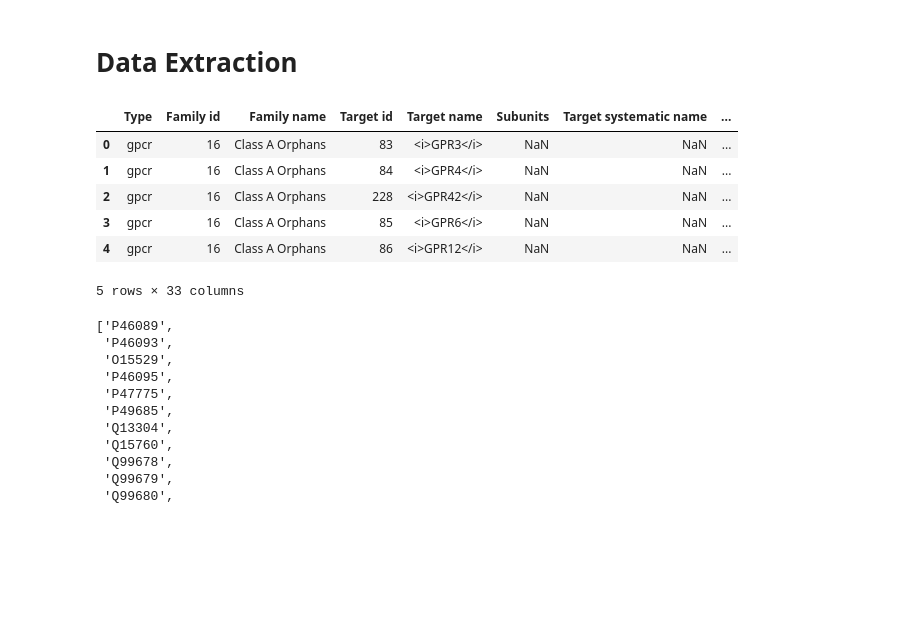
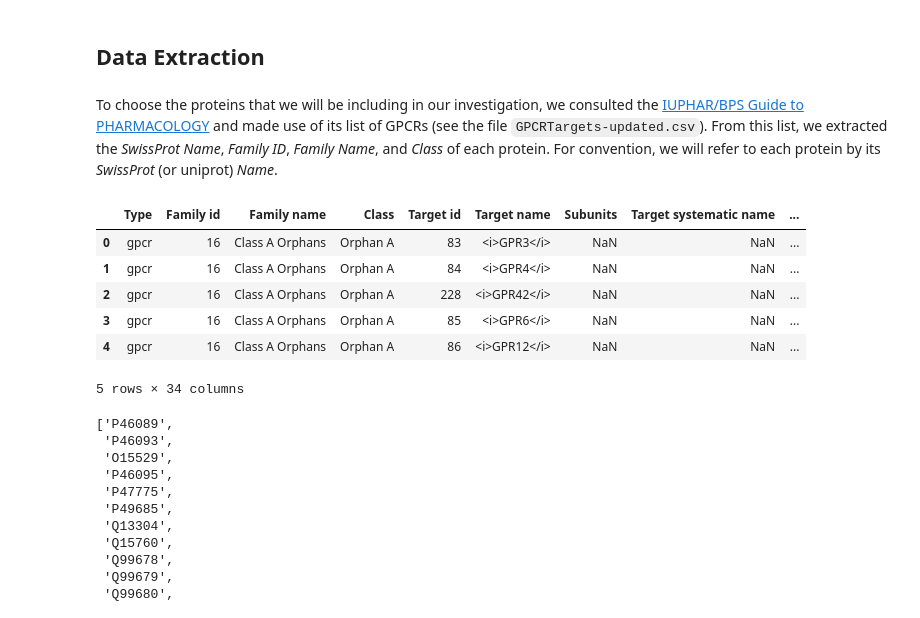
Before and after one commit to gleeeee0788/MSDS2025, a Jupyter notebook: DMW1/DMW1_Project.ipynb, the cells around one changed output. Cells and saved outputs as stored; diff of their text form; code cells hidden in the pictures; blank space fills up the shorter version.

```diff
--- a/DMW1/DMW1_Project.ipynb
+++ b/DMW1/DMW1_Project.ipynb
@@ -167,16 +158,18 @@ def process_proteins(uniprot_ids, output_dirs):
     return final_coord_df
 # %% [markdown]
-# Data Extraction
+## Data Extraction
+# %% [markdown]
+To choose the proteins that we will be including in our investigation, we consulted the [IUPHAR/BPS Guide to PHARMACOLOGY](https://www.guidetopharmacology.org/GRAC/ReceptorFamiliesForward?type=GPCR) and made use of its list of GPCRs (see the file `GPCRTargets-updated.csv`). From this list, we extracted the *SwissProt Name*, *Family ID*, *Family Name*, and *Class* of each protein. For convention, we will refer to each protein by its *SwissProt* (or uniprot) *Name*.
 # %%
-file_path = 'GPCRTargets.csv'
+file_path = 'GPCRTargets-updated.csv'
 gpcr_targets_df = pd.read_csv(file_path, header=1)
 gpcr_targets_df.head()
 # %% [output]
-|  | Type | Family id | Family name | Target id | Target name | Subunits | Target systematic name | ... |
-| 0 | gpcr | 16 | Class A Orphans | 83 | <i>GPR3</i> | NaN | NaN | ... |
-| 1 | gpcr | 16 | Class A Orphans | 84 | <i>GPR4</i> | NaN | NaN | ... |
-| 2 | gpcr | 16 | Class A Orphans | 228 | <i>GPR42</i> | NaN | NaN | ... |
-| 3 | gpcr | 16 | Class A Orphans | 85 | <i>GPR6</i> | NaN | NaN | ... |
-| 4 | gpcr | 16 | Class A Orphans | 86 | <i>GPR12</i> | NaN | NaN | ... |
+|  | Type | Family id | Family name | Class | Target id | Target name | Subunits | Target systematic name | ... |
+| 0 | gpcr | 16 | Class A Orphans | Orphan A | 83 | <i>GPR3</i> | NaN | NaN | ... |
+| 1 | gpcr | 16 | Class A Orphans | Orphan A | 84 | <i>GPR4</i> | NaN | NaN | ... |
+| 2 | gpcr | 16 | Class A Orphans | Orphan A | 228 | <i>GPR42</i> | NaN | NaN | ... |
+| 3 | gpcr | 16 | Class A Orphans | Orphan A | 85 | <i>GPR6</i> | NaN | NaN | ... |
+| 4 | gpcr | 16 | Class A Orphans | Orphan A | 86 | <i>GPR12</i> | NaN | NaN | ... |
-5 rows × 33 columns
+5 rows × 34 columns
 # %%
```
Also changed, not shown: parts of 76 cells of this notebook, 1 other file.
